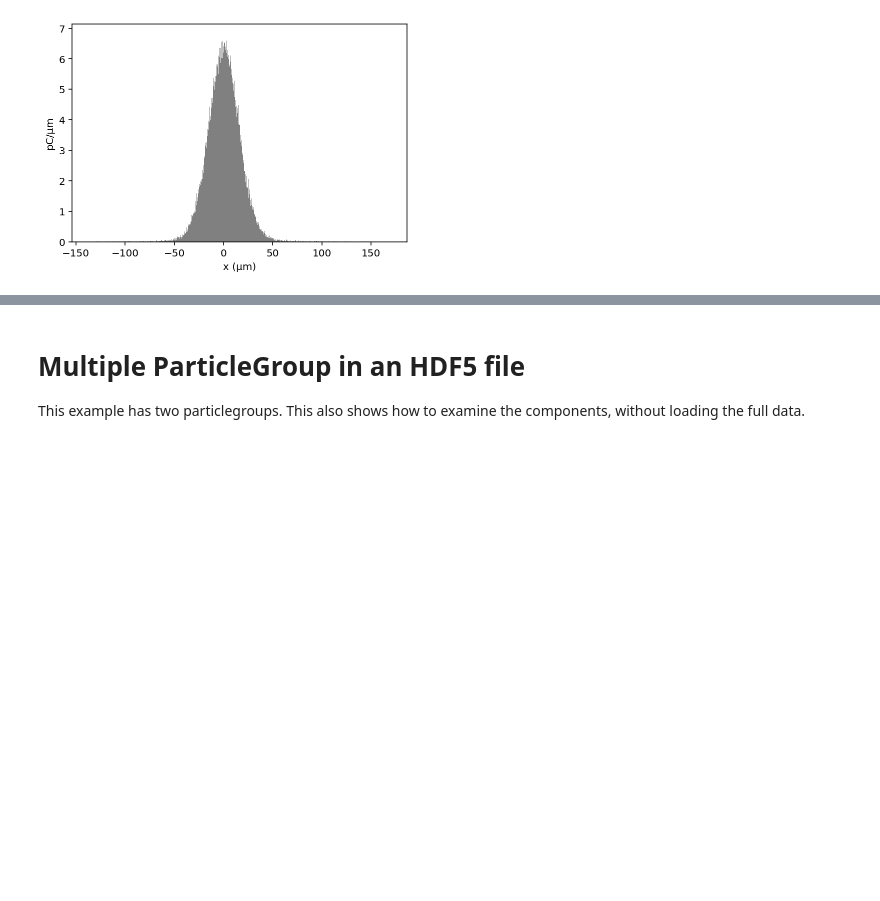
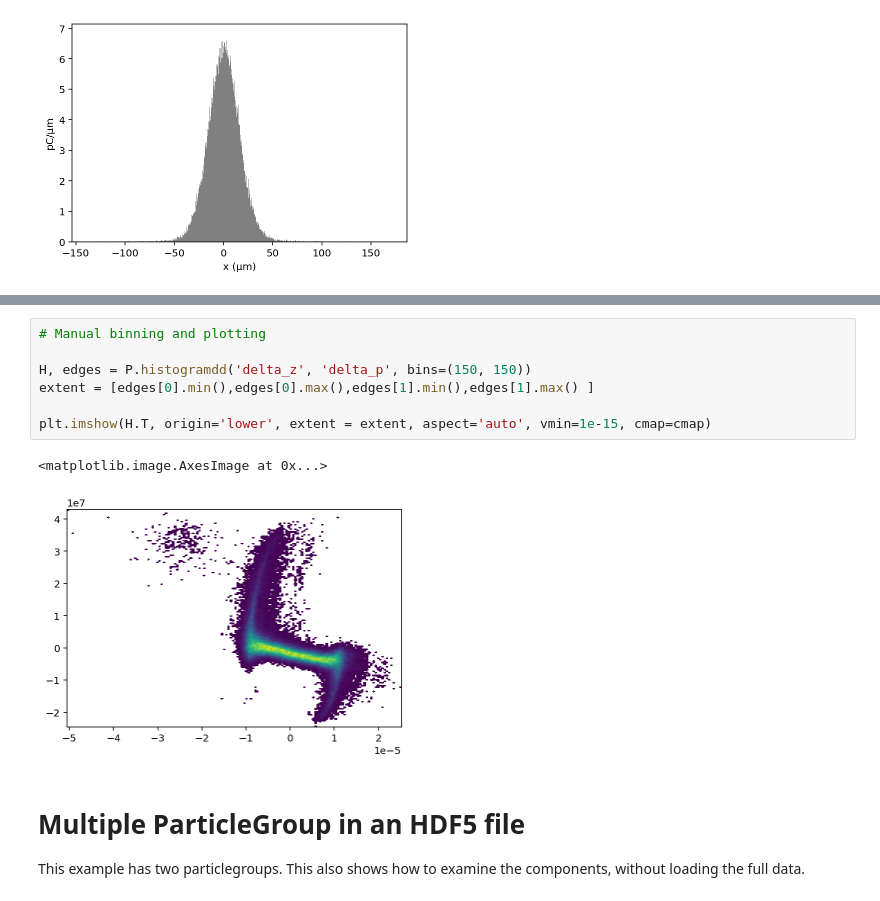
Before and after one commit to ChristopherMayes/openPMD-beamphysics, a Jupyter notebook: examples/particle_examples.ipynb, the cells around one changed output, grey strips where cells are left out. Cells and saved outputs as stored; diff of their text form; blank space fills up the shorter version.

```diff
--- a/examples/particle_examples.ipynb
+++ b/examples/particle_examples.ipynb
@@ -271,3 +297,13 @@ ax.hexbin(datx, daty, gridsize=40, cmap=cmap, vmin=1e-15)
+# %%
+# Manual binning and plotting
+
+H, edges = P.histogramdd('delta_z', 'delta_p', bins=(150, 150))
+extent = [edges[0].min(),edges[0].max(),edges[1].min(),edges[1].max() ]
+
+plt.imshow(H.T, origin='lower', extent = extent, aspect='auto', vmin=1e-15, cmap=cmap)
+# %% [output]
+<matplotlib.image.AxesImage at 0x...>
+[figure, added]
 # %% [markdown]
 # Multiple ParticleGroup in an HDF5 file
 
```
Also changed, not shown: parts of 9 cells of this notebook, 1 other file.
